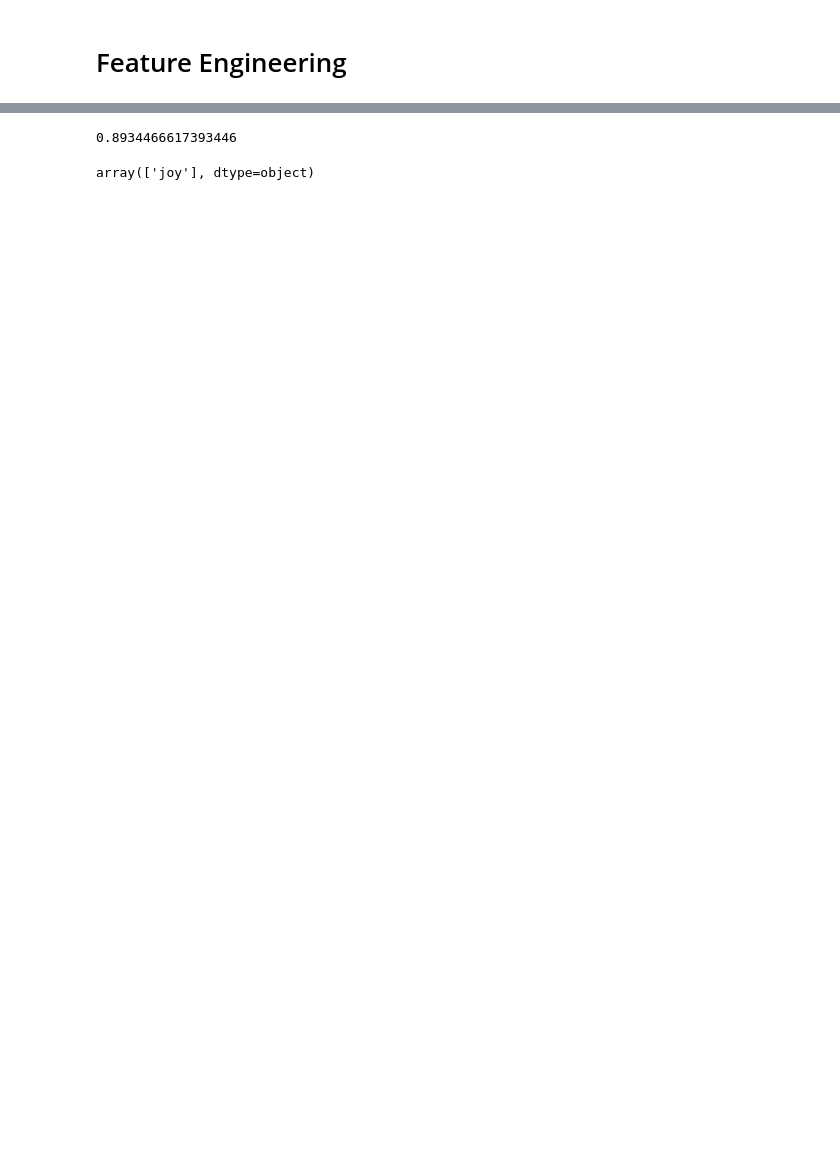
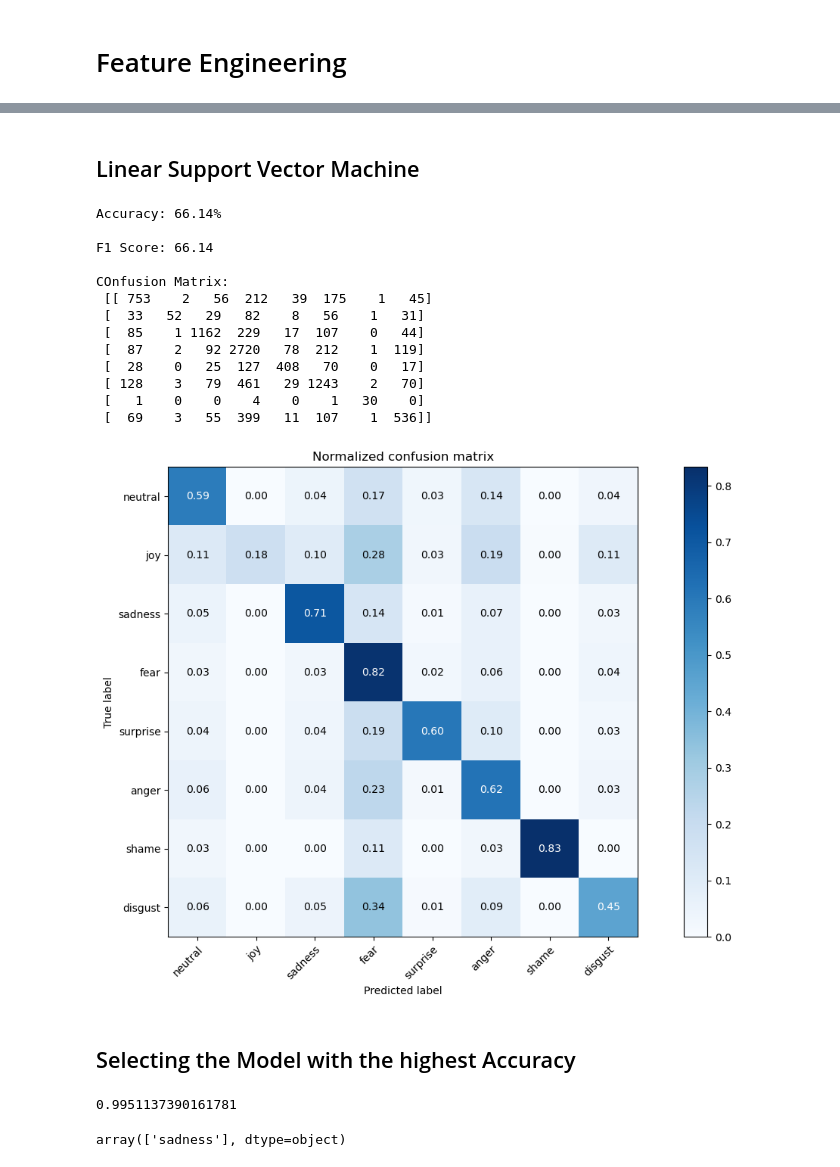
Before and after one commit to Wooshaw/Emotion-Text-Classifier-App, a Jupyter notebook: notebooks/Emotion_Classifier.ipynb, the cells around one changed output, grey strips where cells are left out. Drawn from its saved outputs; the diff is of its cells as text; code cells hidden in the pictures; blank space fills up the shorter version.

```diff
--- a/notebooks/Emotion_Classifier.ipynb
+++ b/notebooks/Emotion_Classifier.ipynb
@@ -118,0 +233,12 @@ Pipeline(steps=[('cv', CountVectorizer()), ('lr', LogisticRegression())])
+# %%
+rf = RandomForestClassifier(n_estimators=50)
+rf.fit(X_train_vect, y_train)
+
+yrf_pred = rf.predict(X_test_vect)
+
+print("Accuracy: {:.2f}%".format(accuracy_score(y_test, yrf_pred) * 100))
+print("\nF1 Score: {:.2f}".format(f1_score(y_test, yrf_pred, average='micro') * 100))
+print("\nCOnfusion Matrix:\n", confusion_matrix(y_test, yrf_pred))
+
+plot_confusion_matrix(y_test, yrf_pred, classes=class_names, normalize=True, title='Normalized confusion matrix')
+plt.show()
@@ -118,0 +262,12 @@ Pipeline(steps=[('cv', CountVectorizer()), ('lr', LogisticRegression())])
+# %%
+log = LogisticRegression(solver='lbfgs', multi_class='auto', max_iter=200)
+log.fit(X_train_vect, y_train)
+
+ylog_pred = log.predict(X_test_vect)
+
+print("Accuracy: {:.2f}%".format(accuracy_score(y_test, ylog_pred) * 100))
+print("\nF1 Score: {:.2f}".format(f1_score(y_test, ylog_pred, average='micro') * 100))
+print("\nCOnfusion Matrix:\n", confusion_matrix(y_test, ylog_pred))
+
+plot_confusion_matrix(y_test, ylog_pred, classes=class_names, normalize=True, title='Normalized confusion matrix')
+plt.show()
@@ -118,0 +296,31 @@ Pipeline(steps=[('cv', CountVectorizer()), ('lr', LogisticRegression())])
+# %% [markdown]
+## Linear Support Vector Machine
+# %%
+svc = LinearSVC(tol=1e-05)
+svc.fit(X_train_vect, y_train)
+
+ysvm_pred = svc.predict(X_test_vect)
+
+print("Accuracy: {:.2f}%".format(accuracy_score(y_test, ysvm_pred) * 100))
+print("\nF1 Score: {:.2f}".format(f1_score(y_test, ysvm_pred, average='micro') * 100))
+print("\nCOnfusion Matrix:\n", confusion_matrix(y_test, ysvm_pred))
+
+plot_confusion_matrix(y_test, ysvm_pred, classes=class_names, normalize=True, title='Normalized confusion matrix')
+plt.show()
+# %% [output]
+Accuracy: 66.14%
+
+F1 Score: 66.14
+
+COnfusion Matrix:
+ [[ 753    2   56  212   39  175    1   45]
+ [  33   52   29   82    8   56    1   31]
+ [  85    1 1162  229   17  107    0   44]
+ [  87    2   92 2720   78  212    1  119]
+ [  28    0   25  127  408   70    0   17]
+ [ 128    3   79  461   29 1243    2   70]
+ [   1    0    0    4    0    1   30    0]
+ [  69    3   55  399   11  107    1  536]]
+[figure, added]
+# %% [markdown]
+## Selecting the Model with the highest Accuracy
@@ -119,15 +333,15 @@ Pipeline(steps=[('cv', CountVectorizer()), ('lr', LogisticRegression())])
 # %%
 # Check for Acucracy
-pipeline_lib.score(x_train, y_train)
+svm_model.score(X_train, y_train)
 # %% [output]
-0.8934466617393446
+0.9951137390161781
 # %%
 # Make A Sample Prediction
-ex1 = "I got in to my dream job which made me so happy"
+ex1 = "Gosh today was so tiring"
 
-pipeline_lib.predict([ex1])
+svm_model.predict([ex1])
 # %% [output]
-array(['joy'], dtype=object)
+array(['sadness'], dtype=object)
 # %%
 # Save Model & Pipeline
 import joblib
```
Also changed, not shown: parts of 25 cells of this notebook, 5 other files.
